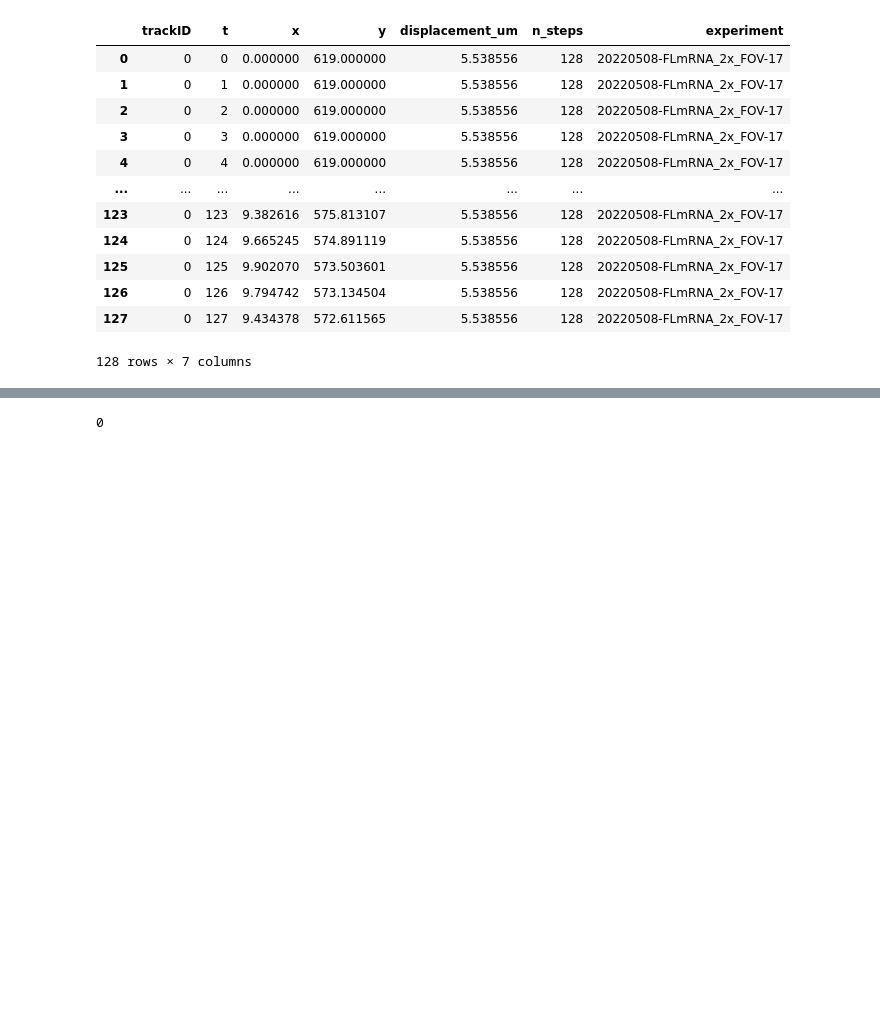
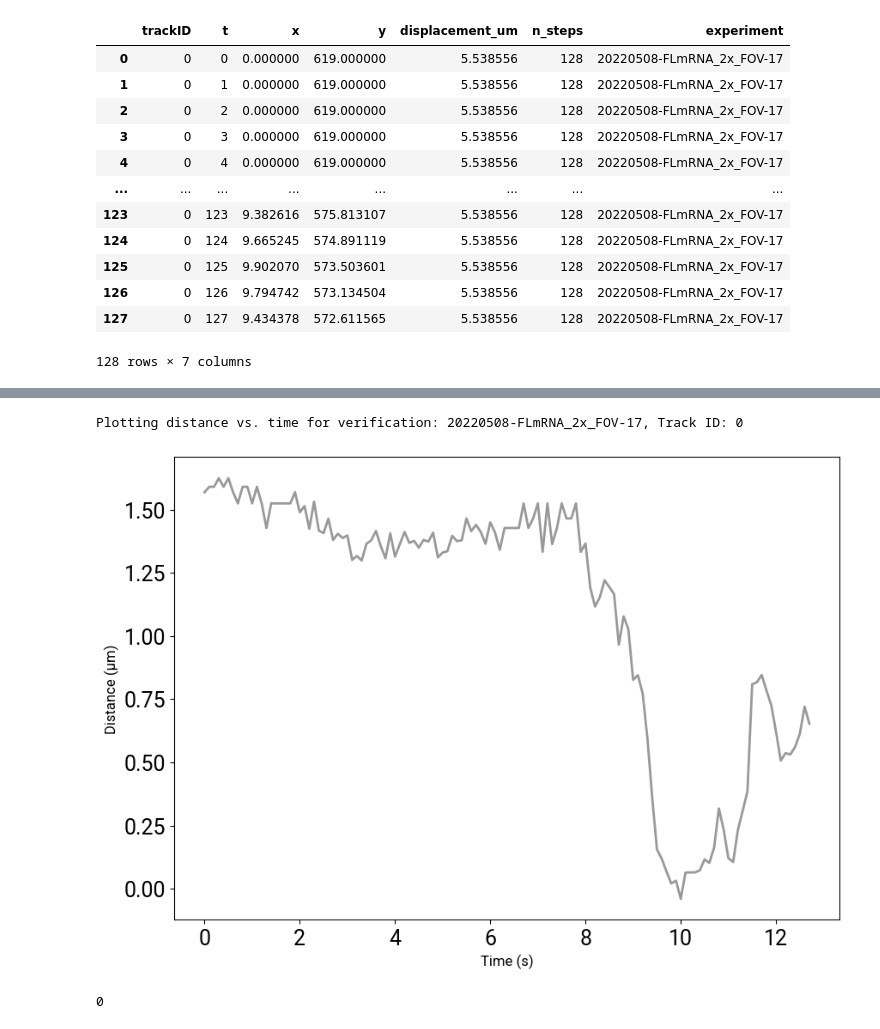
Before and after one commit to walterlab-um/RNA_SPT_in_cellular_condensates, a Jupyter notebook: Tracks-with-condensate_debugging.ipynb, the cells around one changed output, grey strips where cells are left out. Saved outputs shown, nothing was run; the diff lists cells and outputs as text; code cells hidden in the pictures; blank space fills up the shorter version.

```diff
--- a/Tracks-with-condensate_debugging.ipynb
+++ b/Tracks-with-condensate_debugging.ipynb
@@ -907,3 +899,16 @@ plt.show()
+# %%
+exp, track_id = all_tracks[0]
+print(f"Plotting distance vs. time for verification: {exp}, Track ID: {track_id}")
+snapshot_df_plot = df_plot[(df_plot['experiment'] == exp) & (df_plot['trackID'] == track_id)]
+
+fig, ax = plt.subplots(figsize=(10, 7))
+ax.plot(snapshot_df_plot['t'], snapshot_df_plot['distance_um'], lw=2, c='grey', alpha=0.8)
+ax.set_xlabel("Time (s)", fontsize=12)
+ax.set_ylabel("Distance (μm)", fontsize=12)
+plt.show()
+# %% [output]
+Plotting distance vs. time for verification: 20220508-FLmRNA_2x_FOV-17, Track ID: 0
+[figure, added]
 # %%
 first_interacting_condensate_id = interaction_info[interaction_info['is_interacting'] == True]['nearest_condensate_id'].iloc[0]
 first_interacting_condensate_id
```
Also changed, not shown: parts of 7 cells of this notebook, 1 other file.
